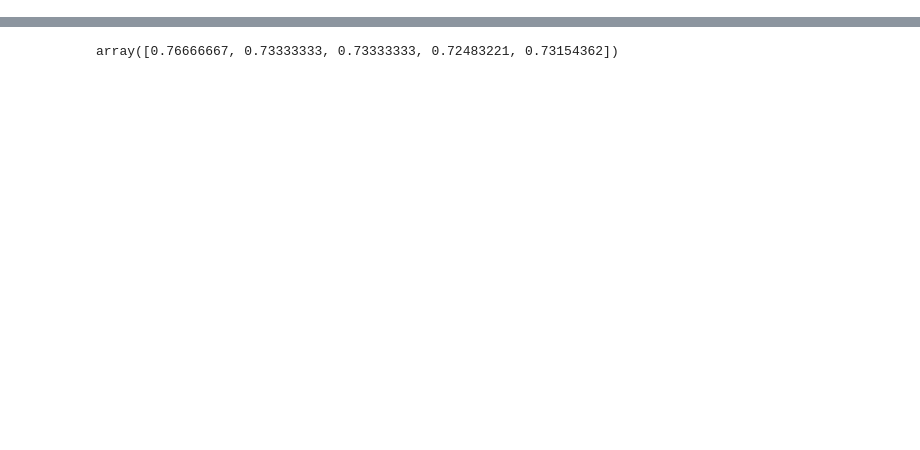
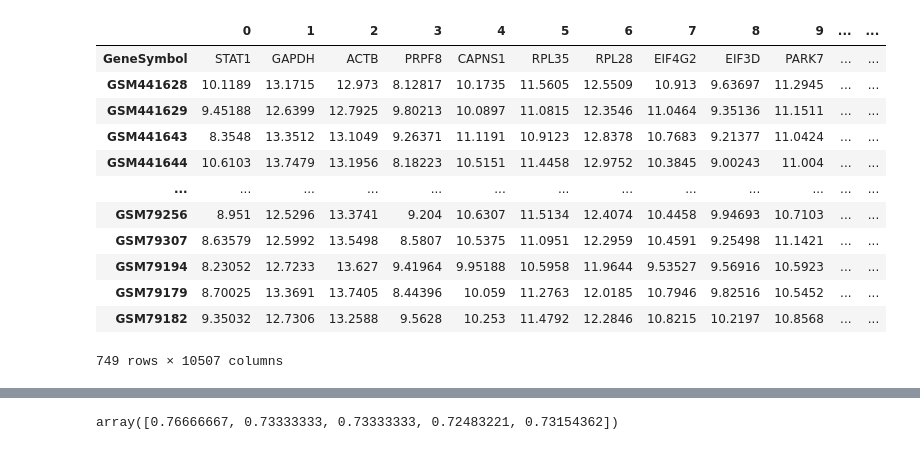
Before and after one commit to AlexFes/bc_classification, a Jupyter notebook: tool.ipynb, the cells around one changed output, grey strips where cells are left out. Cells and saved outputs as stored; diff of their text form; code cells hidden in the pictures; blank space fills up the shorter version.

```diff
--- a/tool.ipynb
+++ b/tool.ipynb
@@ -98,3 +95 @@ X
 10507 rows × 749 columns
-# %%
-X.set_index(list(X.iloc[1:, :1]))
@@ -115,0 +96,16 @@ X.set_index(list(X.iloc[1:, :1]))
+# %%
+X.T
+# %% [output]
+|  | 0 | 1 | 2 | 3 | 4 | 5 | 6 | 7 | 8 | 9 | ... | ... |
+| GeneSymbol | STAT1 | GAPDH | ACTB | PRPF8 | CAPNS1 | RPL35 | RPL28 | EIF4G2 | EIF3D | PARK7 | ... | ... |
+| GSM441628 | 10.1189 | 13.1715 | 12.973 | 8.12817 | 10.1735 | 11.5605 | 12.5509 | 10.913 | 9.63697 | 11.2945 | ... | ... |
+| GSM441629 | 9.45188 | 12.6399 | 12.7925 | 9.80213 | 10.0897 | 11.0815 | 12.3546 | 11.0464 | 9.35136 | 11.1511 | ... | ... |
+| GSM441643 | 8.3548 | 13.3512 | 13.1049 | 9.26371 | 11.1191 | 10.9123 | 12.8378 | 10.7683 | 9.21377 | 11.0424 | ... | ... |
+| GSM441644 | 10.6103 | 13.7479 | 13.1956 | 8.18223 | 10.5151 | 11.4458 | 12.9752 | 10.3845 | 9.00243 | 11.004 | ... | ... |
+| ... | ... | ... | ... | ... | ... | ... | ... | ... | ... | ... | ... | ... |
+| GSM79256 | 8.951 | 12.5296 | 13.3741 | 9.204 | 10.6307 | 11.5134 | 12.4074 | 10.4458 | 9.94693 | 10.7103 | ... | ... |
+| GSM79307 | 8.63579 | 12.5992 | 13.5498 | 8.5807 | 10.5375 | 11.0951 | 12.2959 | 10.4591 | 9.25498 | 11.1421 | ... | ... |
+| GSM79194 | 8.23052 | 12.7233 | 13.627 | 9.41964 | 9.95188 | 10.5958 | 11.9644 | 9.53527 | 9.56916 | 10.5923 | ... | ... |
+| GSM79179 | 8.70025 | 13.3691 | 13.7405 | 8.44396 | 10.059 | 11.2763 | 12.0185 | 10.7946 | 9.82516 | 10.5452 | ... | ... |
+| GSM79182 | 9.35032 | 12.7306 | 13.2588 | 9.5628 | 10.253 | 11.4792 | 12.2846 | 10.8215 | 10.2197 | 10.8568 | ... | ... |
+749 rows × 10507 columns
```
Also changed, not shown: parts of 6 cells of this notebook.
